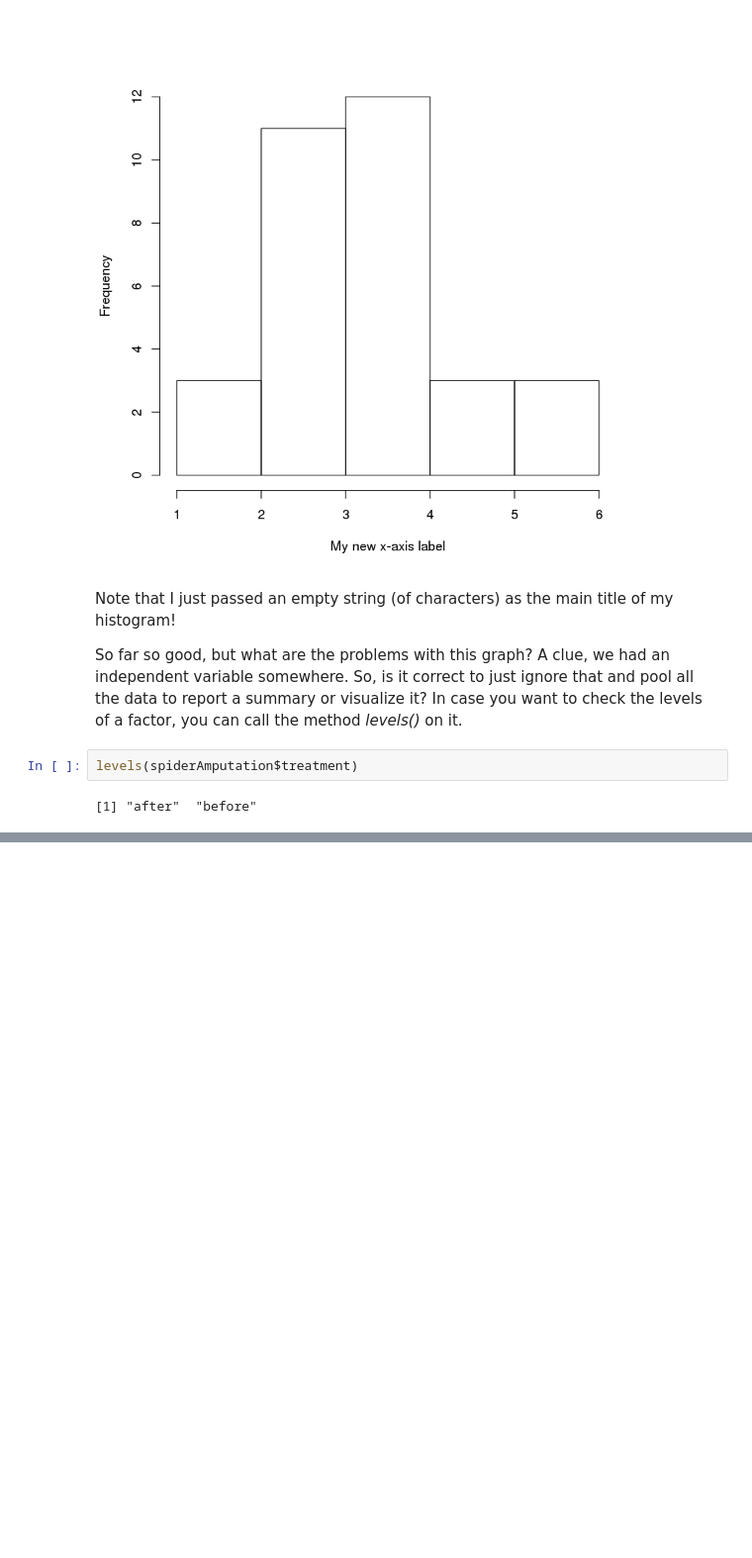
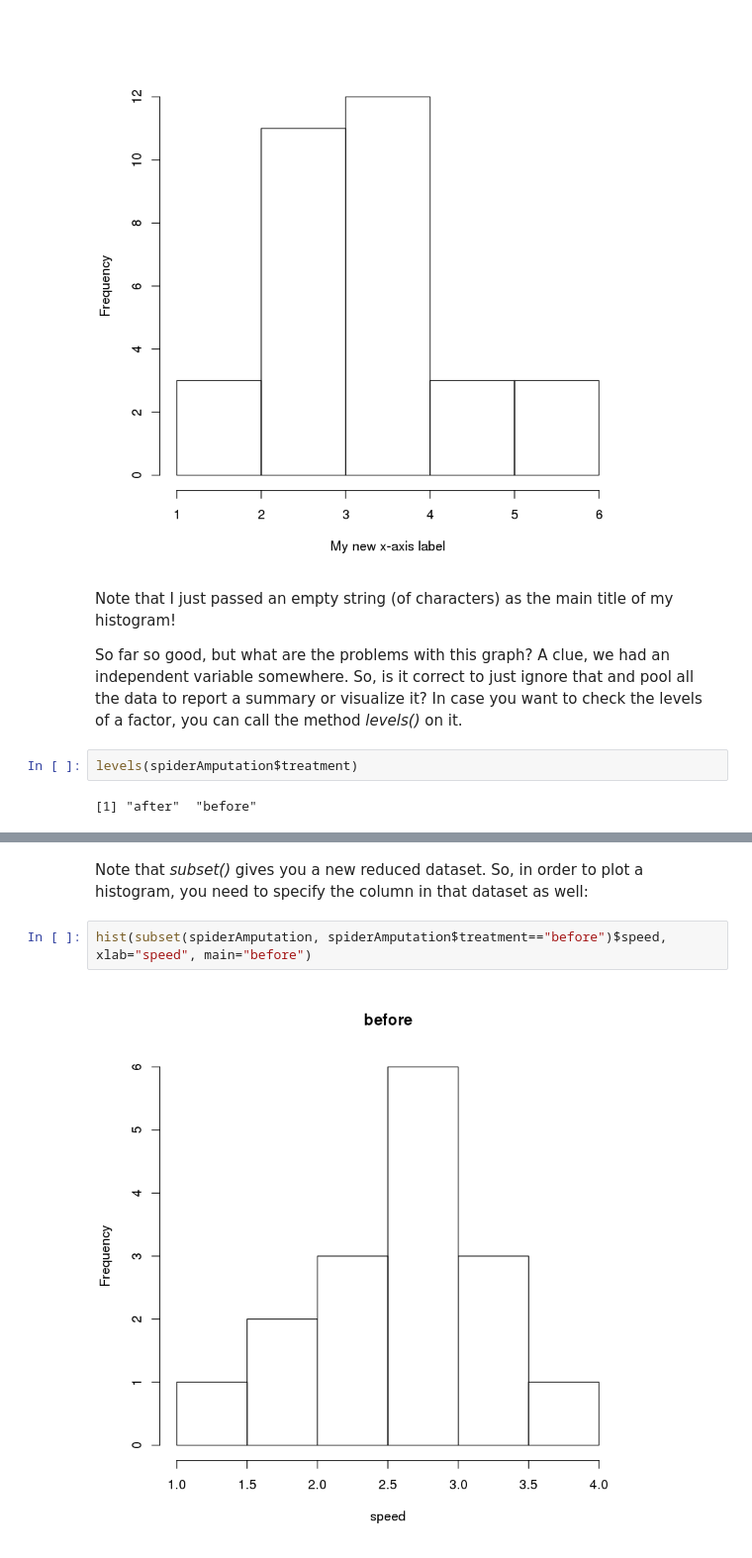
Before and after one commit to geobiolmu/WP49.2_Datenverarbeitung_WiSe1617, a Jupyter notebook: Notebooks/002_R_Intro.ipynb, the cells around one changed output, grey strips where cells are left out. Shown: that part at 99% size. Drawn from its saved outputs; the diff is of its cells as text; blank space fills up the shorter version.

```diff
--- a/Notebooks/002_R_Intro.ipynb
+++ b/Notebooks/002_R_Intro.ipynb
@@ -100,0 +123,6 @@ So, what to do?
+# %% [markdown]
+Note that *subset()* gives you a new reduced dataset. So, in order to plot a histogram, you need to specify the column in that dataset as well:
+# %%
+hist(subset(spiderAmputation, spiderAmputation$treatment=="before")$speed, xlab="speed", main="before")
+# %% [output]
+[figure, added]
```
Also changed, not shown: parts of 21 cells of this notebook.
